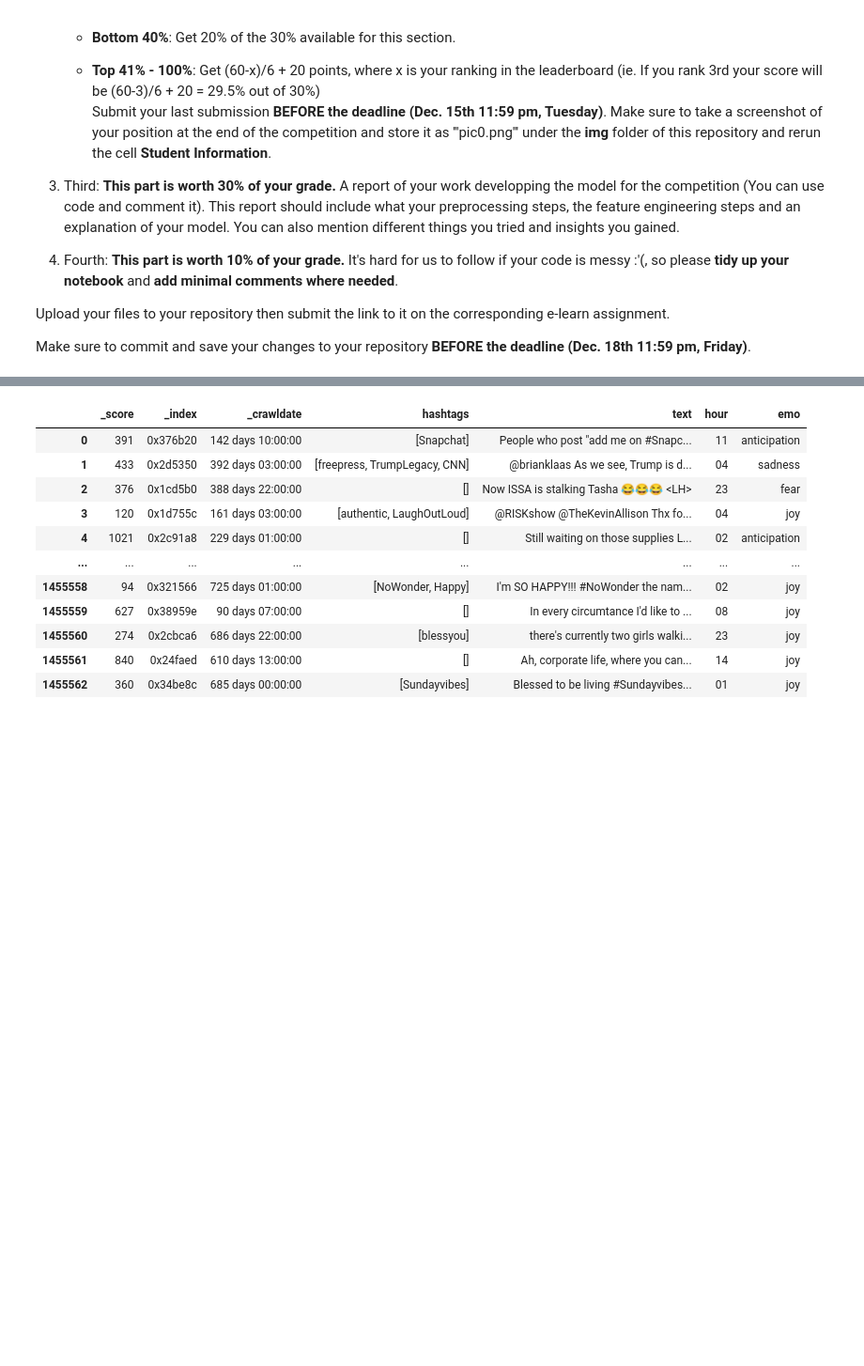
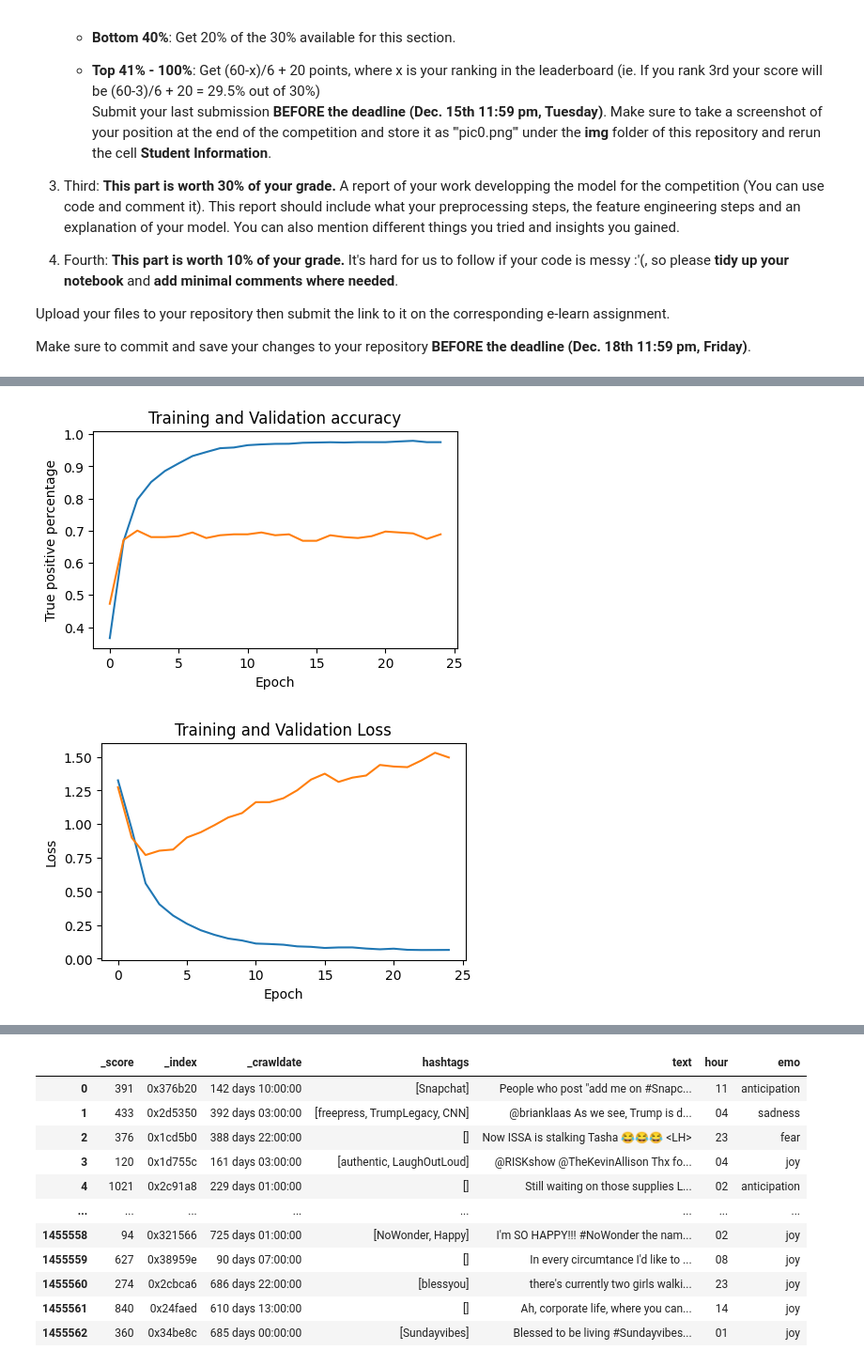
Before and after one commit to Megan0704-1/DM2022-Lab2-Homework, a Jupyter notebook: DM2022-Lab2-Homework.ipynb, the cells around one changed output, grey strips where cells are left out. Shown at 94% size. Cells and saved outputs as stored; diff of their text form; code cells hidden in the pictures; blank space fills up the shorter version.

```diff
--- a/DM2022-Lab2-Homework.ipynb
+++ b/DM2022-Lab2-Homework.ipynb
@@ -52,0 +204,24 @@ from sklearn.metrics import accuracy_score
+# %%
+# Answer here
+fig, ax = plt.subplots(figsize=(5,3))
+plt.plot(pd.DataFrame({'Training accuracy':training_log.accuracy, 'Val accuracy':training_log.val_accuracy}))
+
+#arrange
+plt.ylabel('True positive percentage')
+plt.xlabel('Epoch')
+plt.title('Training and Validation accuracy')
+plt.show()
+
+########################
+
+fig, ax = plt.subplots(figsize=(5,3))
+plt.plot(pd.DataFrame({'Training loss':training_log.loss, 'Val loss':training_log.val_loss}))
+
+#arrange
+plt.ylabel('Loss')
+plt.xlabel('Epoch')
+plt.title('Training and Validation Loss')
+plt.show()
+# %% [output]
+[figure, added]
+[figure, added]
```
Also changed, not shown: parts of 97 cells of this notebook.
